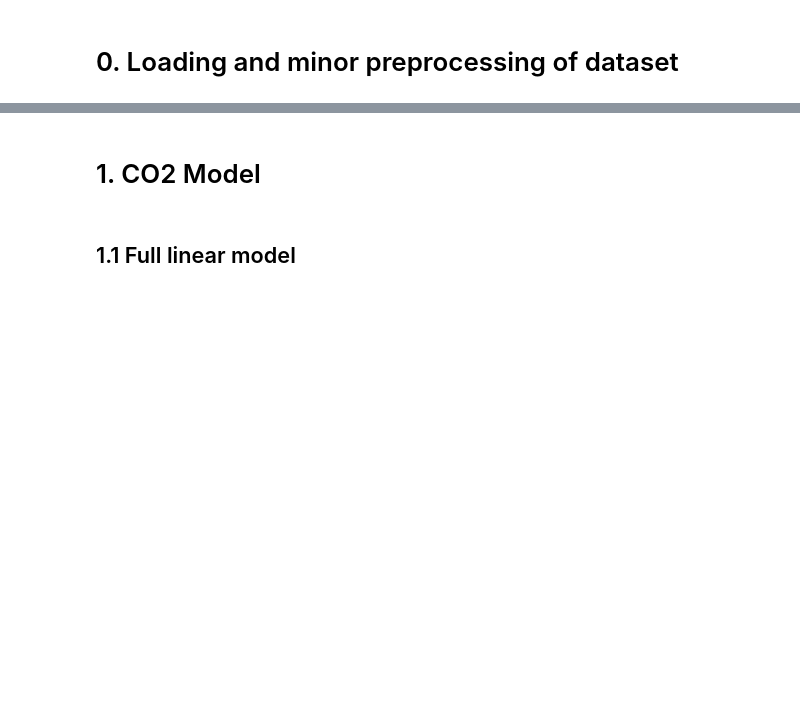
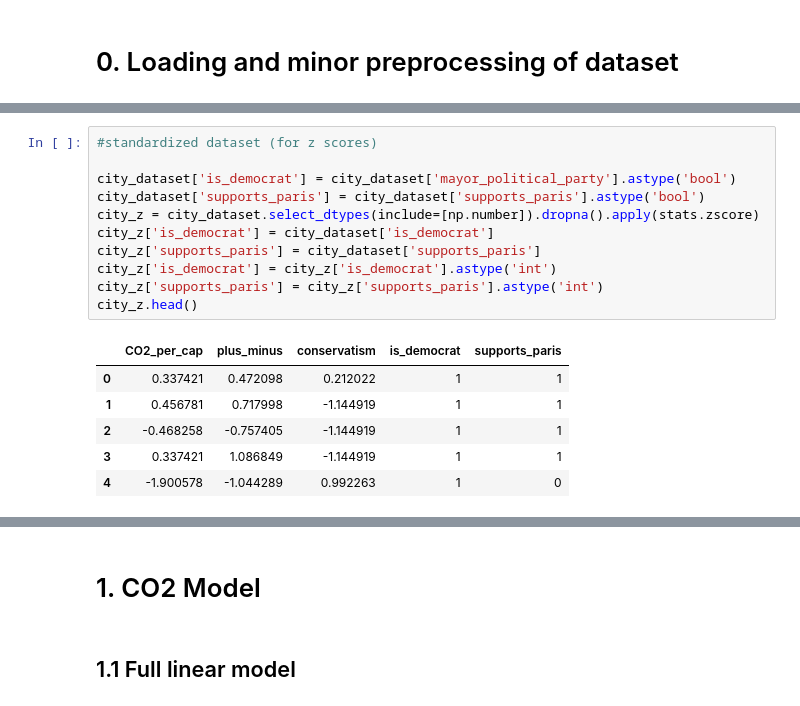
Before and after one commit to skvarnaj/Masters-Thesis, a Jupyter notebook: city_model_viz.ipynb, the cells around one changed output, grey strips where cells are left out. Drawn from its saved outputs; the diff is of its cells as text; blank space fills up the shorter version.

```diff
--- a/city_model_viz.ipynb
+++ b/city_model_viz.ipynb
@@ -42,3 +34,21 @@ city_dataset.head()
+# %%
+#standardized dataset (for z scores)
+
+city_dataset['is_democrat'] = city_dataset['mayor_political_party'].astype('bool')
+city_dataset['supports_paris'] = city_dataset['supports_paris'].astype('bool')
+city_z = city_dataset.select_dtypes(include=[np.number]).dropna().apply(stats.zscore)
+city_z['is_democrat'] = city_dataset['is_democrat']
+city_z['supports_paris'] = city_dataset['supports_paris']
+city_z['is_democrat'] = city_z['is_democrat'].astype('int')
+city_z['supports_paris'] = city_z['supports_paris'].astype('int')
+city_z.head()
+# %% [output]
+|  | CO2_per_cap | plus_minus | conservatism | is_democrat | supports_paris |
+| 0 | 0.337421 | 0.472098 | 0.212022 | 1 | 1 |
+| 1 | 0.456781 | 0.717998 | -1.144919 | 1 | 1 |
+| 2 | -0.468258 | -0.757405 | -1.144919 | 1 | 1 |
+| 3 | 0.337421 | 1.086849 | -1.144919 | 1 | 1 |
+| 4 | -1.900578 | -1.044289 | 0.992263 | 1 | 0 |
 # %%
 city_dataset.describe()
 # %% [output]
```
Also changed, not shown: parts of 23 cells of this notebook, 6 other files.
